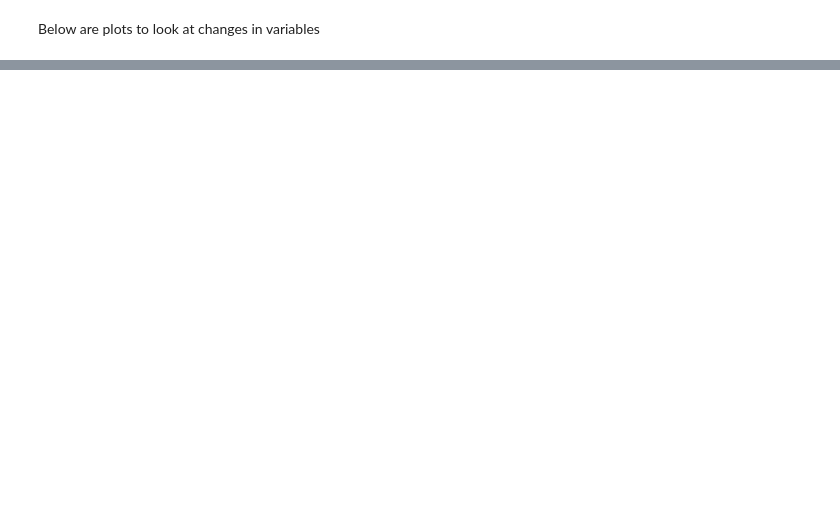
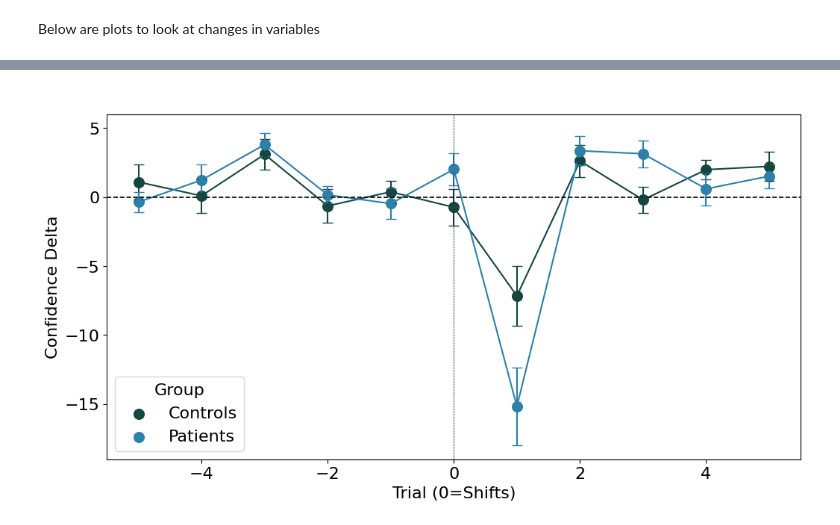
Before and after one commit to amloosen/BayesianObserver_CognitiveFlexibilityOCD, a Jupyter notebook: PreprocBehavAnalys.ipynb, the cells around one changed output, grey strips where cells are left out. Saved outputs shown, nothing was run; the diff lists cells and outputs as text; code cells hidden in the pictures; blank space fills up the shorter version.

```diff
--- a/PreprocBehavAnalys.ipynb
+++ b/PreprocBehavAnalys.ipynb
@@ -161,15 +169,16 @@ measure_vars = [
     'change_in_mean_confidence', 'change_in_mean_confidence_abs',
     'change_in_mean_confidence_ed', 'change_in_mean_confidence_abs_ed',
     'change_in_mean_confidence_id', 'change_in_mean_confidence_abs_id',
-    'signed_confidence_deviation','signed_prior_deviation','confidence','BLR_confidence',
-    'chosen_outcome'
+    'signed_confidence_deviation','signed_prior_deviation','mean_confidence','BLR_confidence',
+    'mean_accuracy'
 
 ]
 
 # Calculate summaries for controls and patients
 summary_controls_rel = {var: calculate_summary_rel(controls_merged_df, var, 'nTrial_rel') for var in measure_vars}
 summary_patients_rel = {var: calculate_summary_rel(patients_merged_df, var, 'nTrial_rel') for var in measure_vars}
-# print(summary_controls_rel['confidence'])
+print(summary_controls_rel['mean_confidence'])
+print(Cryptic_mean_conf_controls)
 #
 summary_controls_accuracy = summary_controls_rel['change_in_mean_accuracy']
 summary_patients_accuracy = summary_patients_rel['change_in_mean_accuracy']
@@ -545,11 +934,13 @@ plot_change_in_mean_var(
 # %%
 #confidence
 plot_change_in_mean_var(
-    summary_controls['change_in_mean_confidence'],
-    summary_patients['change_in_mean_confidence'],
+    summary_controls_rel['change_in_mean_confidence'],
+    summary_patients_rel['change_in_mean_confidence'],
     'change_in_mean_confidence',
     ' ',
     'Confidence Delta',
      colors = {0: '#16463F', 1: '#2D80A7'},
      ylims = (-19,6)
 )
+# %% [output]
+[figure, added]
```
Also changed, not shown: parts of 13 cells of this notebook, 6 other files.
